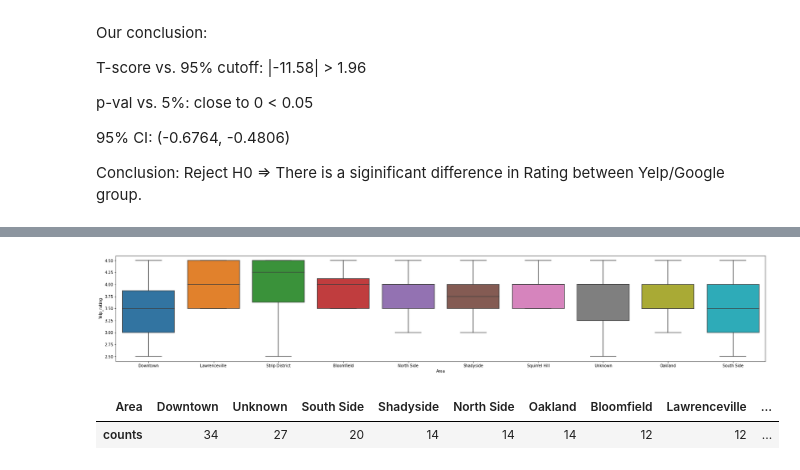
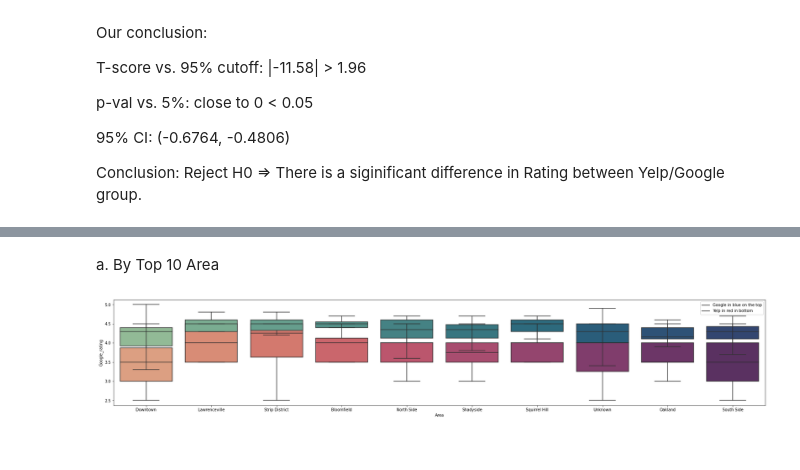
Before and after one commit to sunnyskydream/Self-Projects, a Jupyter notebook: [Project]_Yelp_case.ipynb, the cells around one changed output, grey strips where cells are left out. Cells and saved outputs as stored; diff of their text form; code cells hidden in the pictures.

```diff
--- a/[Project]_Yelp_case.ipynb
+++ b/[Project]_Yelp_case.ipynb
@@ -217,3 +211,5 @@ Second, if we check on the map for the two district, downtown is known for while
+# %% [markdown]
+a. By Top 10 Area<br/>
 # %%
 area_weight_df = pd.DataFrame(data_clean.groupby('Area').Name.count().sort_values(ascending = False))
 area_weight_df.columns = ['counts']
@@ -221,12 +217,10 @@ top_10_area_name = area_weight_df[0:10].index
 top_10_area_data = data_clean[data_clean.Area.isin(top_10_area_name)]
 # %%
 f, ax = plt.subplots(figsize=(30, 5))
-fig = sns.boxplot(x='Area', y='Yelp_rating', data=top_10_area_data, showfliers = False)
-plt.savefig('Yelp_rating by Area.png') #https://stackoverflow.com/questions/9622163/save-plot-to-image-file-instead-of-displaying-it-using-matplotlib
+fig = sns.boxplot(x='Area', y='Yelp_rating', data=top_10_area_data, showfliers = False, palette = "flare")
+fig = sns.boxplot(x='Area', y='Google_rating', data=top_10_area_data, showfliers = False, palette = "crest")
+plt.legend(["Google in blue on the top", "Yelp in red in bottom"])
+plt.show()
+ #https://stackoverflow.com/questions/9622163/save-plot-to-image-file-instead-of-displaying-it-using-matplotlib
 # %% [output]
-[figure, old version]
+[figure, new version]
-# %%
-area_weight_df.T
-# %% [output]
-| Area | Downtown | Unknown | South Side | Shadyside | North Side | Oakland | Bloomfield | Lawrenceville | ... |
-| counts | 34 | 27 | 20 | 14 | 14 | 14 | 12 | 12 | ... |
```
Also changed, not shown: parts of 12 cells of this notebook.
